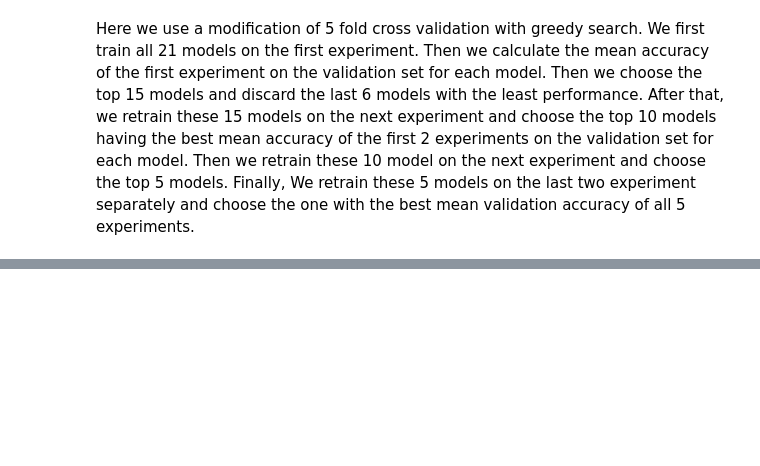
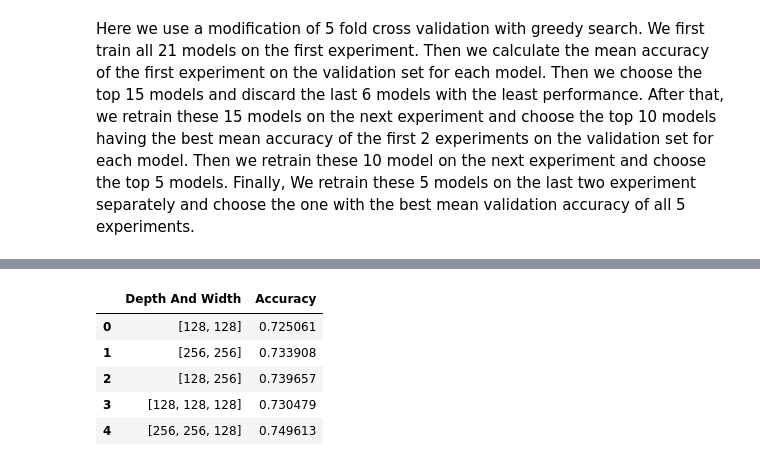
Before and after one commit to StevenShen3641/SC4001-Neural-Network-and-Deep-Learning, a Jupyter notebook: Programming Assignment/Part_A_3.ipynb, the cells around one changed output, grey strips where cells are left out. Cells and saved outputs as stored; diff of their text form; code cells hidden in the pictures; blank space fills up the shorter version.

```diff
--- a/Programming Assignment/Part_A_3.ipynb
+++ b/Programming Assignment/Part_A_3.ipynb
@@ -557,0 +571,16 @@ IndexError: list index out of range
+# %%
+# create a table for accuracy and last epoch time
+paras = list(cross_validation_accuracies.keys())
+mean_accuracies = [sum(cross_validation_accuracies[p]) / len(cross_validation_accuracies[p]) for p in paras]
+df = pd.DataFrame({'Depth And Width': paras,
+                   'Accuracy': mean_accuracies
+                  })
+
+df
+# %% [output]
+|  | Depth And Width | Accuracy |
+| 0 | [128, 128] | 0.725061 |
+| 1 | [256, 256] | 0.733908 |
+| 2 | [128, 256] | 0.739657 |
+| 3 | [128, 128, 128] | 0.730479 |
+| 4 | [256, 256, 128] | 0.749613 |
```
Also changed, not shown: parts of 4 cells of this notebook.
